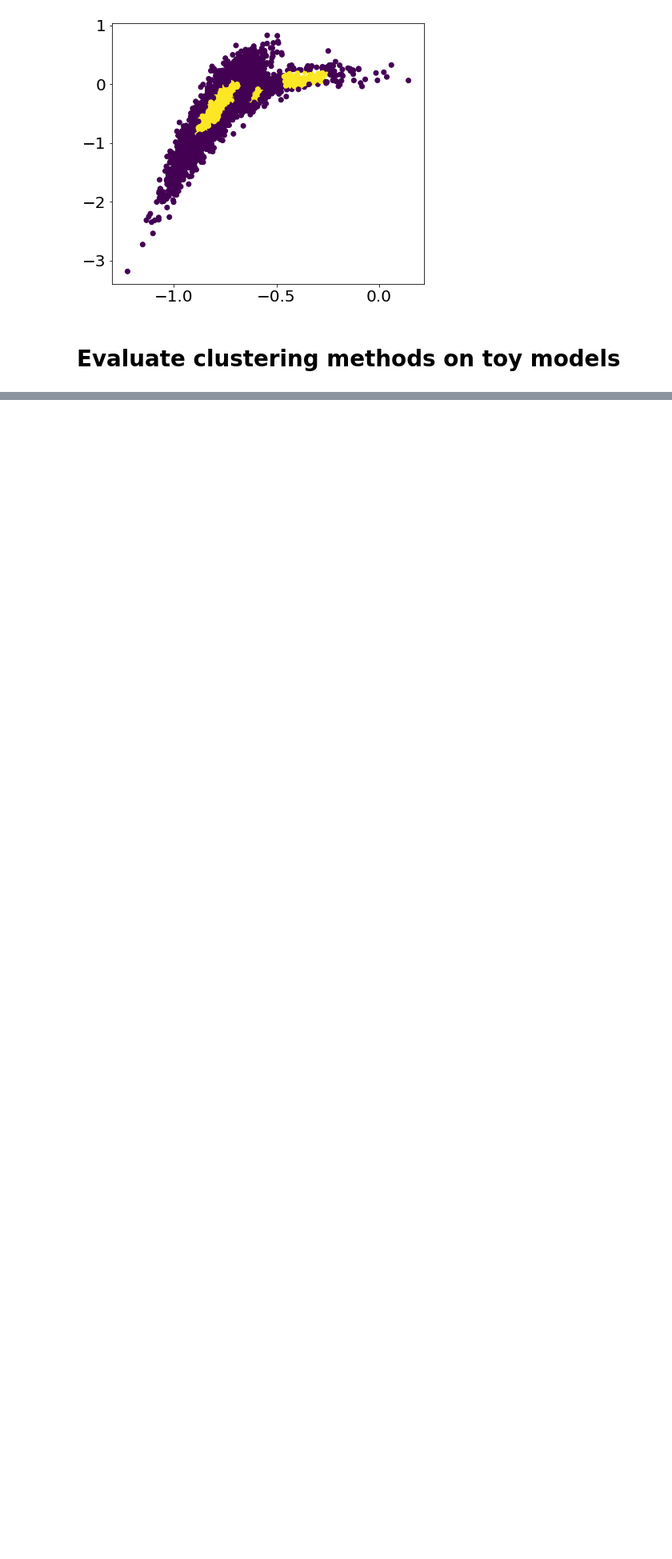
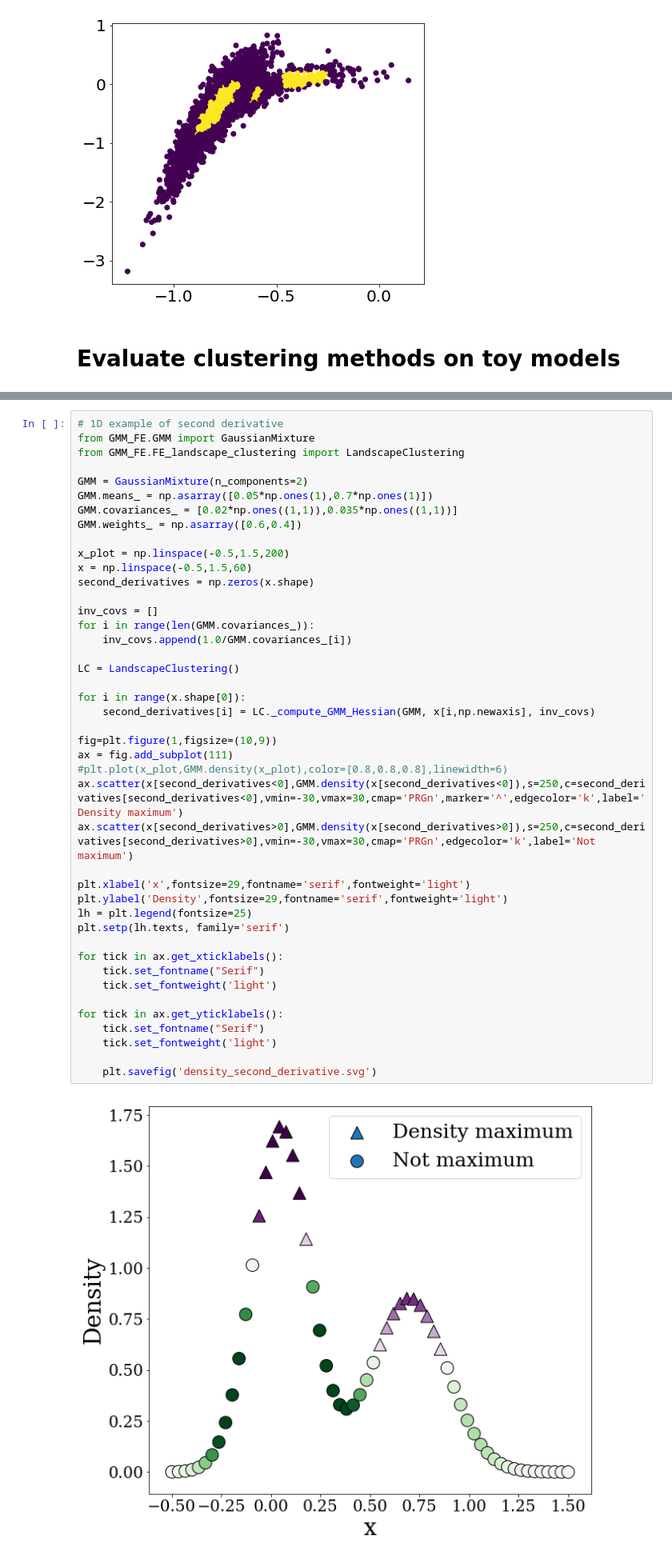
Before and after one commit to anniewesterlund/InfleCS-free-energy-clustering-tutorial, a Jupyter notebook: toy_model_evaluation.ipynb, the cells around one changed output, grey strips where cells are left out. Shown: that part at 80% size. Drawn from its saved outputs; the diff is of its cells as text; blank space fills up the shorter version.

```diff
--- a/toy_model_evaluation.ipynb
+++ b/toy_model_evaluation.ipynb
@@ -346,0 +391,45 @@ for te in tm_evals:
+# %%
+# 1D example of second derivative
+from GMM_FE.GMM import GaussianMixture
+from GMM_FE.FE_landscape_clustering import LandscapeClustering
+
+GMM = GaussianMixture(n_components=2)
+GMM.means_ = np.asarray([0.05*np.ones(1),0.7*np.ones(1)])
+GMM.covariances_ = [0.02*np.ones((1,1)),0.035*np.ones((1,1))]
+GMM.weights_ = np.asarray([0.6,0.4])
+
+x_plot = np.linspace(-0.5,1.5,200)
+x = np.linspace(-0.5,1.5,60)
+second_derivatives = np.zeros(x.shape)
+
+inv_covs = []
+for i in range(len(GMM.covariances_)):
+    inv_covs.append(1.0/GMM.covariances_[i])
+
+LC = LandscapeClustering()
+
+for i in range(x.shape[0]):
+    second_derivatives[i] = LC._compute_GMM_Hessian(GMM, x[i,np.newaxis], inv_covs)
+
+fig=plt.figure(1,figsize=(10,9))
+ax = fig.add_subplot(111)
+#plt.plot(x_plot,GMM.density(x_plot),color=[0.8,0.8,0.8],linewidth=6)
+ax.scatter(x[second_derivatives<0],GMM.density(x[second_derivatives<0]),s=250,c=second_derivatives[second_derivatives<0],vmin=-30,vmax=30,cmap='PRGn',marker='^',edgecolor='k',label='Density maximum')
+ax.scatter(x[second_derivatives>0],GMM.density(x[second_derivatives>0]),s=250,c=second_derivatives[second_derivatives>0],vmin=-30,vmax=30,cmap='PRGn',edgecolor='k',label='Not maximum')
+
+plt.xlabel('x',fontsize=29,fontname='serif',fontweight='light')
+plt.ylabel('Density',fontsize=29,fontname='serif',fontweight='light')
+lh = plt.legend(fontsize=25)
+plt.setp(lh.texts, family='serif')
+
+for tick in ax.get_xticklabels():
+    tick.set_fontname("Serif")
+    tick.set_fontweight('light')
+
+for tick in ax.get_yticklabels():
+    tick.set_fontname("Serif")
+    tick.set_fontweight('light')
+
+    plt.savefig('density_second_derivative.svg')
+# %% [output]
+[figure, added]
```
Also changed, not shown: parts of 8 cells of this notebook.
